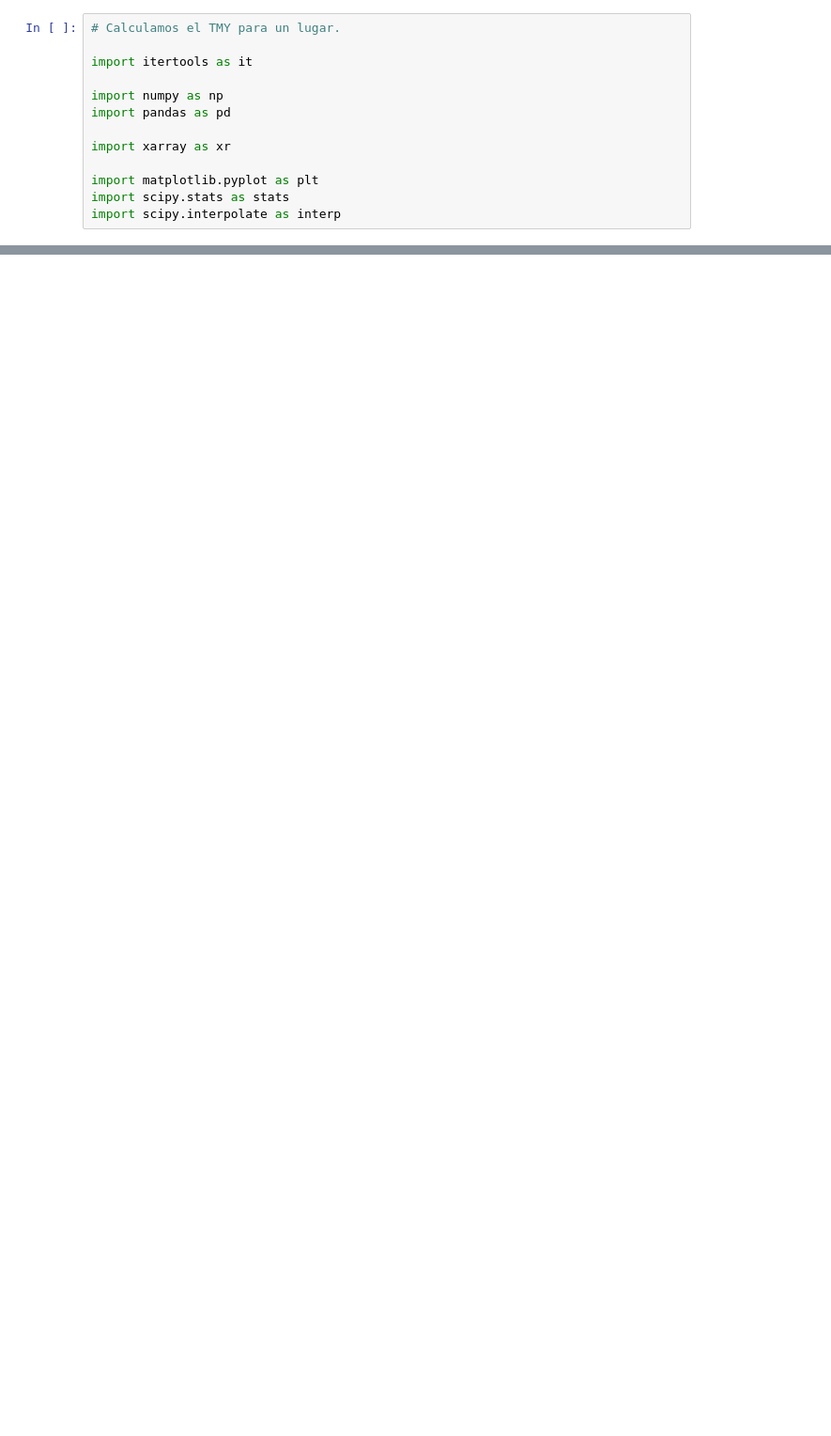
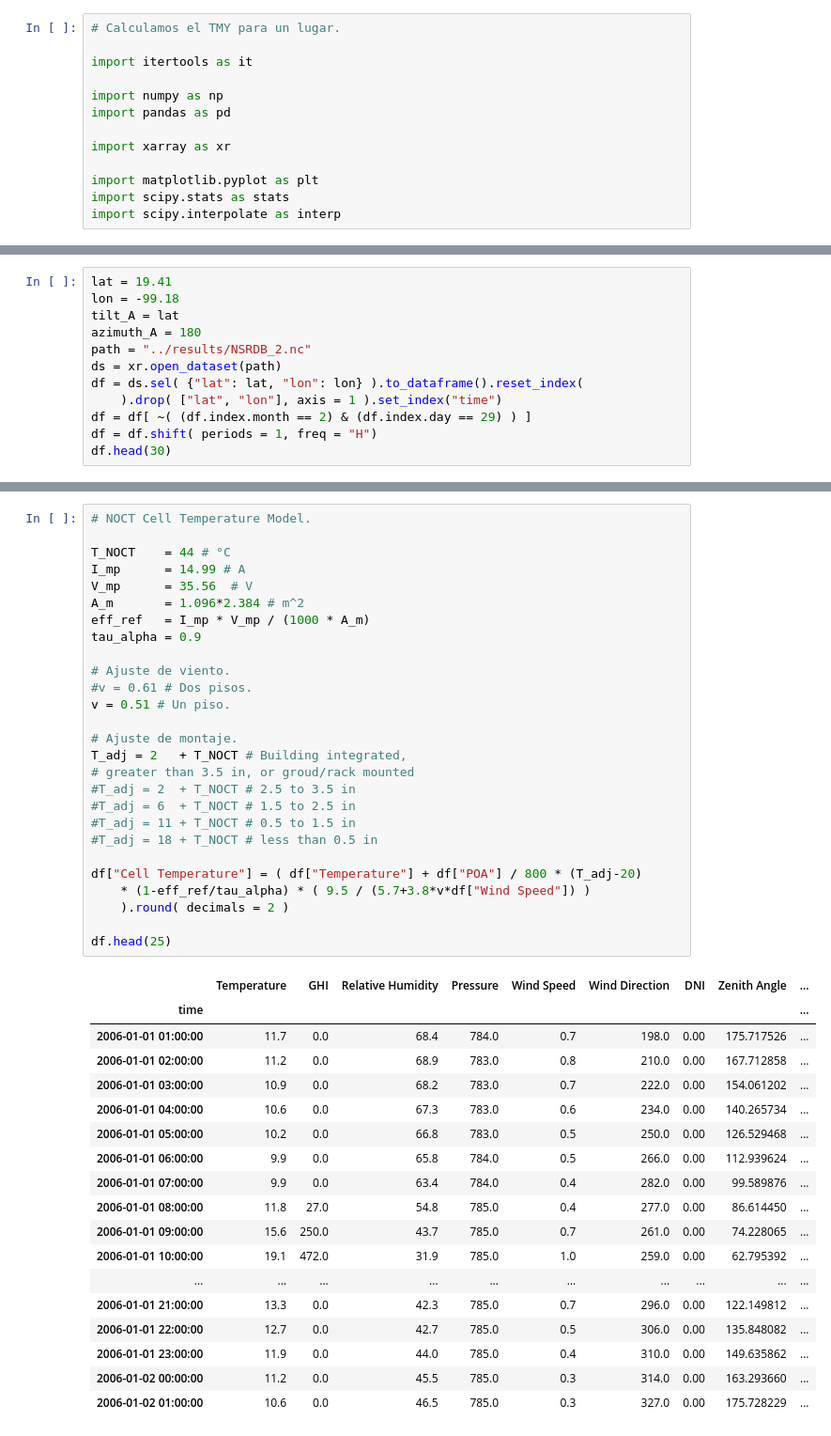
Before and after one commit to rodrigoms95/recurso_solar, a Jupyter notebook: code/test.ipynb, the cells around one changed output, grey strips where cells are left out. Shown at 94% size. Drawn from its saved outputs; the diff is of its cells as text; blank space fills up the shorter version.

```diff
--- a/code/test.ipynb
+++ b/code/test.ipynb
@@ -126,0 +251,12 @@ Attributes:
+# %%
+lat = 19.41
+lon = -99.18
+tilt_A = lat
+azimuth_A = 180
+path = "../results/NSRDB_2.nc"
+ds = xr.open_dataset(path)
+df = ds.sel( {"lat": lat, "lon": lon} ).to_dataframe().reset_index(
+    ).drop( ["lat", "lon"], axis = 1 ).set_index("time")
+df = df[ ~( (df.index.month == 2) & (df.index.day == 29) ) ]
+df = df.shift( periods = 1, freq = "H")
+df.head(30)
@@ -126,0 +376,46 @@ Attributes:
+# %%
+# NOCT Cell Temperature Model.
+
+T_NOCT    = 44 # °C
+I_mp      = 14.99 # A
+V_mp      = 35.56  # V
+A_m       = 1.096*2.384 # m^2
+eff_ref   = I_mp * V_mp / (1000 * A_m)
+tau_alpha = 0.9
+
+# Ajuste de viento.
+#v = 0.61 # Dos pisos.
+v = 0.51 # Un piso.
+
+# Ajuste de montaje.
+T_adj = 2   + T_NOCT # Building integrated,
+# greater than 3.5 in, or groud/rack mounted
+#T_adj = 2  + T_NOCT # 2.5 to 3.5 in
+#T_adj = 6  + T_NOCT # 1.5 to 2.5 in
+#T_adj = 11 + T_NOCT # 0.5 to 1.5 in
+#T_adj = 18 + T_NOCT # less than 0.5 in
+
+df["Cell Temperature"] = ( df["Temperature"] + df["POA"] / 800 * (T_adj-20)
+    * (1-eff_ref/tau_alpha) * ( 9.5 / (5.7+3.8*v*df["Wind Speed"]) )
+    ).round( decimals = 2 )
+
+df.head(25)
+# %% [output]
+|  | Temperature | GHI | Relative Humidity | Pressure | Wind Speed | Wind Direction | DNI | Zenith Angle | ... |
+| time |  |  |  |  |  |  |  |  | ... |
+| 2006-01-01 01:00:00 | 11.7 | 0.0 | 68.4 | 784.0 | 0.7 | 198.0 | 0.00 | 175.717526 | ... |
+| 2006-01-01 02:00:00 | 11.2 | 0.0 | 68.9 | 783.0 | 0.8 | 210.0 | 0.00 | 167.712858 | ... |
+| 2006-01-01 03:00:00 | 10.9 | 0.0 | 68.2 | 783.0 | 0.7 | 222.0 | 0.00 | 154.061202 | ... |
+| 2006-01-01 04:00:00 | 10.6 | 0.0 | 67.3 | 783.0 | 0.6 | 234.0 | 0.00 | 140.265734 | ... |
+| 2006-01-01 05:00:00 | 10.2 | 0.0 | 66.8 | 783.0 | 0.5 | 250.0 | 0.00 | 126.529468 | ... |
+| 2006-01-01 06:00:00 | 9.9 | 0.0 | 65.8 | 784.0 | 0.5 | 266.0 | 0.00 | 112.939624 | ... |
+| 2006-01-01 07:00:00 | 9.9 | 0.0 | 63.4 | 784.0 | 0.4 | 282.0 | 0.00 | 99.589876 | ... |
+| 2006-01-01 08:00:00 | 11.8 | 27.0 | 54.8 | 785.0 | 0.4 | 277.0 | 0.00 | 86.614450 | ... |
+| 2006-01-01 09:00:00 | 15.6 | 250.0 | 43.7 | 785.0 | 0.7 | 261.0 | 0.00 | 74.228065 | ... |
+| 2006-01-01 10:00:00 | 19.1 | 472.0 | 31.9 | 785.0 | 1.0 | 259.0 | 0.00 | 62.795392 | ... |
+| ... | ... | ... | ... | ... | ... | ... | ... | ... | ... |
+| 2006-01-01 21:00:00 | 13.3 | 0.0 | 42.3 | 785.0 | 0.7 | 296.0 | 0.00 | 122.149812 | ... |
+| 2006-01-01 22:00:00 | 12.7 | 0.0 | 42.7 | 785.0 | 0.5 | 306.0 | 0.00 | 135.848082 | ... |
+| 2006-01-01 23:00:00 | 11.9 | 0.0 | 44.0 | 785.0 | 0.4 | 310.0 | 0.00 | 149.635862 | ... |
+| 2006-01-02 00:00:00 | 11.2 | 0.0 | 45.5 | 785.0 | 0.3 | 314.0 | 0.00 | 163.293660 | ... |
+| 2006-01-02 01:00:00 | 10.6 | 0.0 | 46.5 | 785.0 | 0.3 | 327.0 | 0.00 | 175.728229 | ... |
```
Also changed, not shown: parts of 14 cells of this notebook, 7 other files.
